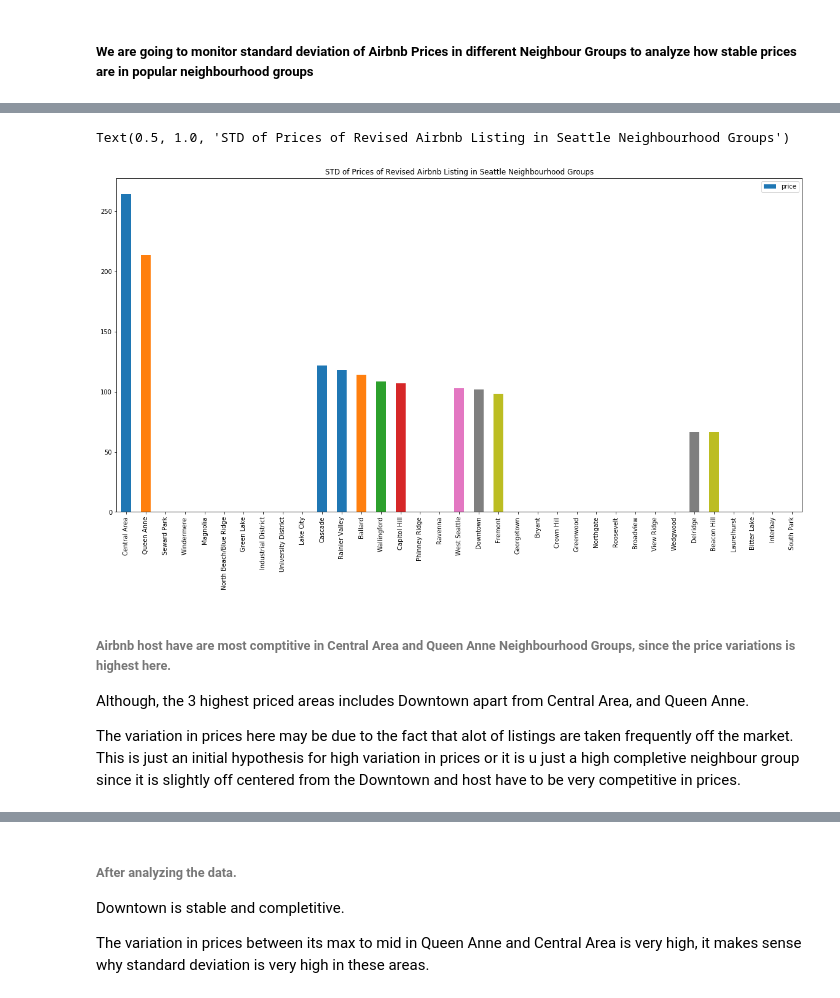
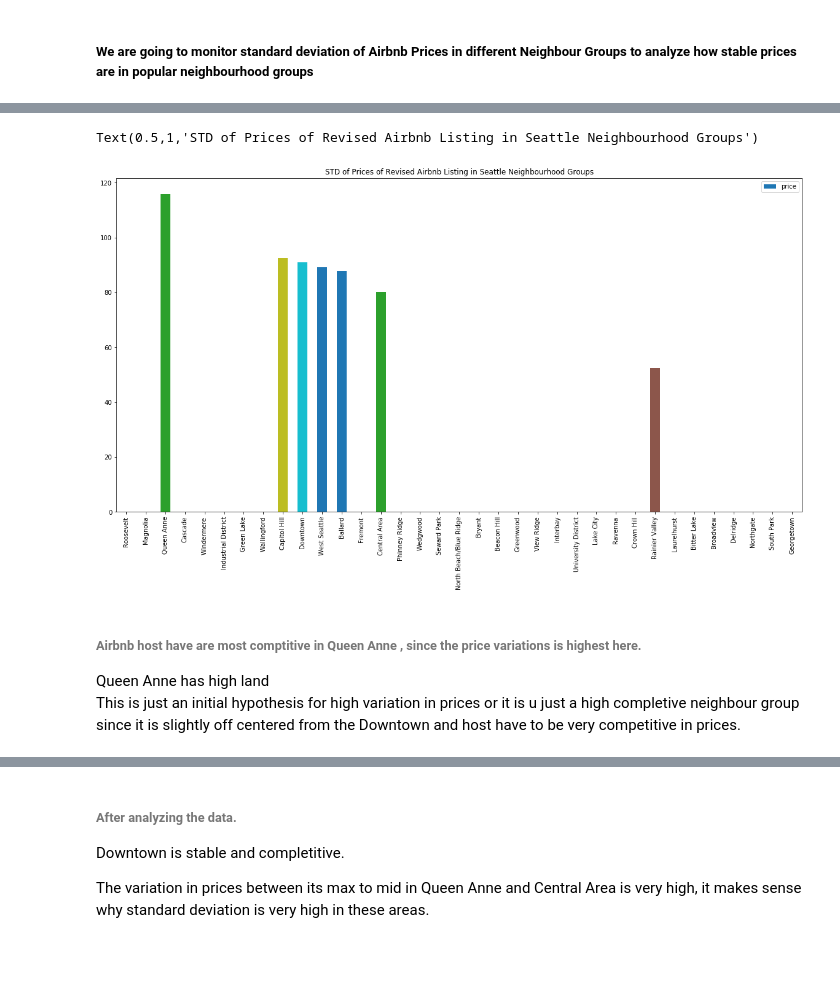
Before and after one commit to SimplifyData/Predict-Airbnb-Prices-in-Seattle, a Jupyter notebook: seattle_kaggle_airbnb.ipynb, the cells around one changed output, grey strips where cells are left out. Cells and saved outputs as stored; diff of their text form; code cells hidden in the pictures; blank space fills up the shorter version.

```diff
--- a/seattle_kaggle_airbnb.ipynb
+++ b/seattle_kaggle_airbnb.ipynb
@@ -395,7 +378,7 @@ Name: reviews_per_month, dtype: float64
 # %% [markdown]
 #### Finding the neighbourhoods associated with Other Neighbourhood Groups
 # %%
-neighbourhoods = airbnb_listing_df.groupby(by = ["neighbourhood_group"])["neighbourhood"]
+neighbourhoods = airbnb_listing_df.groupby(by = ["neighbourhood_group_cleansed"])["neighbourhood_cleansed"]
 #[airbnb_listing_df.neighbourhood_group == "Other neighborhoods"]
 # %%
 other_neighbourhood_list = []
@@ -666,7 +649,7 @@ Name: price, dtype: float64
 # %% [markdown]
 #### Number of Reviews Per Month in all the neighbourhoods in Seattle
 # %%
-reviews_per_month_2 = airbnb_listing_df.groupby(by = ["neighbourhood"])["reviews_per_month"].sum()[::-1].sort_values(ascending = False)
+reviews_per_month_2 = airbnb_listing_df.groupby(by = ["neighbourhood_cleansed"])["reviews_per_month"].sum()[::-1].sort_values(ascending = False)
 # %%
 reviews_per_month_2
 # %% [output]
@@ -801,7 +784,7 @@ Text(0.5, 1.0, 'Average Price of Revised Airbnb Listing in Seattle Neighbourhood
 # %% [markdown]
 ##### We are going to monitor standard deviation of Airbnb Prices in different Neighbour Groups to analyze how stable prices are in popular neighbourhood groups
 # %%
-areas_and_prices_3_std = airbnb_listing_df.groupby(by = ["neighbourhood_group"])["price"].std()[::-1].sort_values(ascending = False)
+areas_and_prices_3_std = airbnb_listing_df.groupby(by = ["neighbourhood_group_cleansed"])["price"].std()[::-1].sort_values(ascending = False)
 # %%
 areas_and_prices_3_std
 # %% [output]
@@ -826,6 +809,6 @@ Interbay                48.515118
 Name: price, dtype: float64
 # %%
-areas_and_prices_4_std = airbnb_listing_df.groupby(by = ["neighbourhood"])["price"].std()[::-1].sort_values(ascending = False)
+areas_and_prices_4_std = airbnb_listing_df.groupby(by = ["neighbourhood_cleansed"])["price"].std()[::-1].sort_values(ascending = False)
 # %%
 areas_and_prices_4_std.loc[other_neighbourhood_set]
 # %% [output]
@@ -895,16 +878,14 @@ South Park                 43.812272
 Name: price, dtype: float64
 # %%
-areas_and_prices_std_cleaned.where(reviews_per_month_cleaned > 500).plot(kind = "bar", figsize = (20,10), legend = True)
+areas_and_prices_std_cleaned.where(reviews_per_month_cleaned > 300).plot(kind = "bar", figsize = (20,10), legend = True)
 plt.title("STD of Prices of Revised Airbnb Listing in Seattle Neighbourhood Groups")
 # %% [output]
-Text(0.5, 1.0, 'STD of Prices of Revised Airbnb Listing in Seattle Neighbourhood Groups')
+Text(0.5,1,'STD of Prices of Revised Airbnb Listing in Seattle Neighbourhood Groups')
-[figure, old version]
+[figure, new version]
 # %% [markdown]
-###### Airbnb host have are most comptitive in Central Area and Queen Anne Neighbourhood Groups, since the price variations is highest here.
+###### Airbnb host have are most comptitive in Queen Anne , since the price variations is highest here.
 
-Although, the 3 highest priced areas includes Downtown apart from Central Area, and Queen Anne.
-
-The variation in prices here may be due to the fact that alot of listings are taken frequently off the market.
+Queen Anne has high land
 This is just an initial hypothesis for high variation in prices or it is u just a high completive neighbour group since it is slightly off centered from the Downtown and host have to be very competitive in prices.
 # %%
 max_prices = airbnb_listing_df.groupby(by = ["neighbourhood_group"])["price"].quantile(q = .95, interpolation = 'linear')[::-1].sort_values(ascending = False)
```
Also changed, not shown: parts of 32 cells of this notebook.
